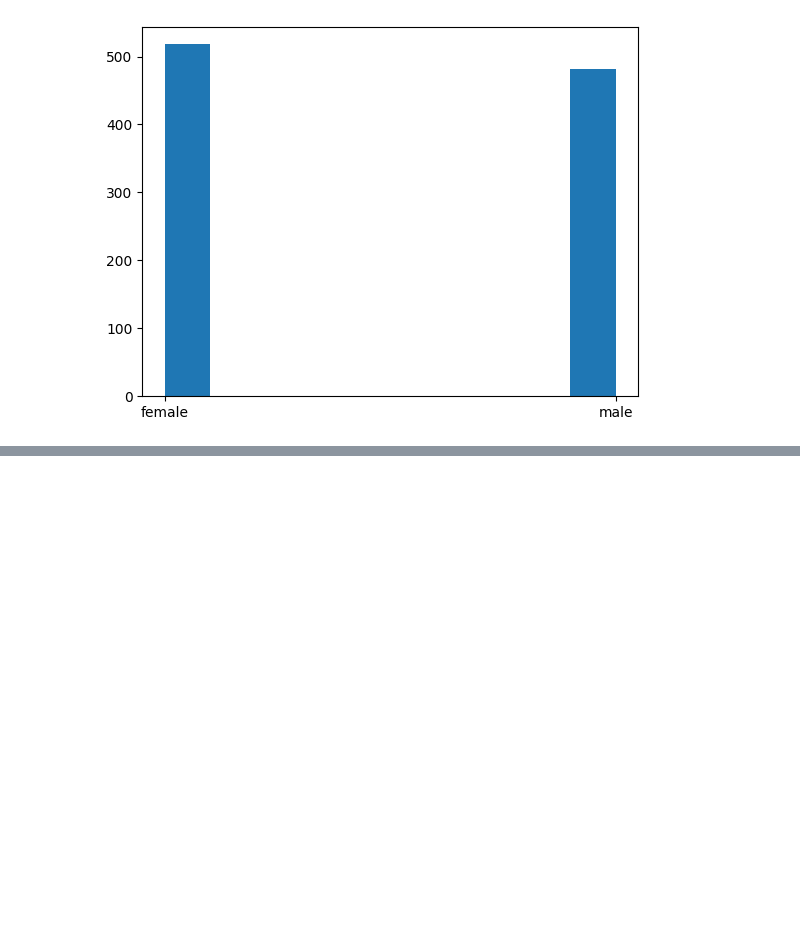
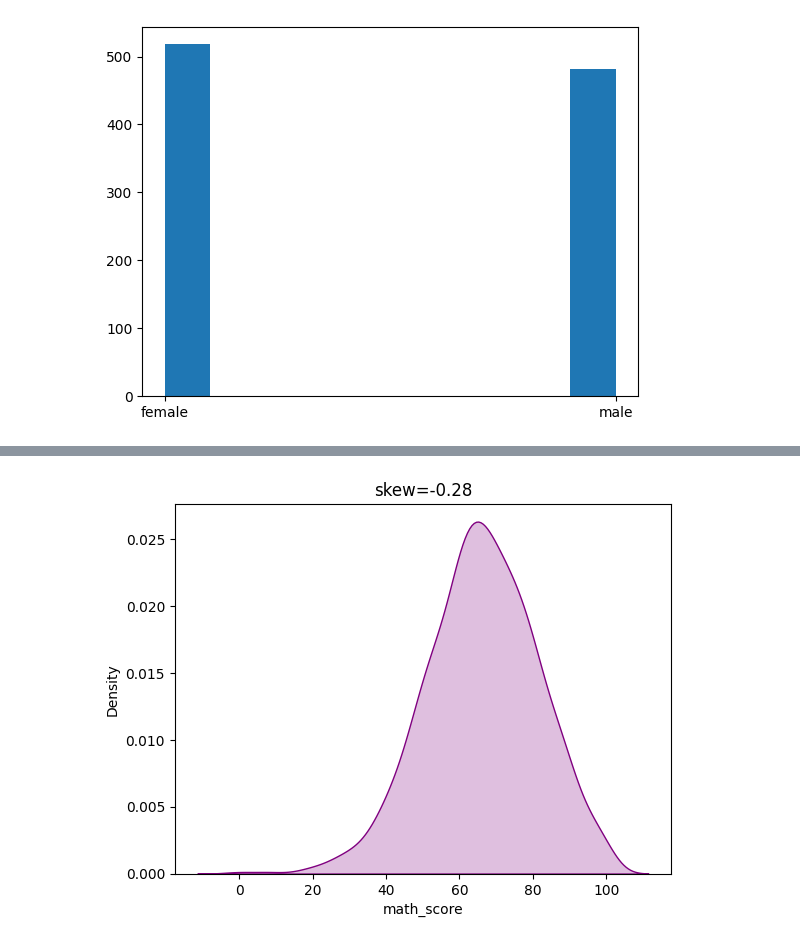
Before and after one commit to rajendra195/playing_with_data, a Jupyter notebook: study.ipynb, the cells around one changed output, grey strips where cells are left out. Drawn from its saved outputs; the diff is of its cells as text; code cells hidden in the pictures; blank space fills up the shorter version.

```diff
--- a/study.ipynb
+++ b/study.ipynb
@@ -51,0 +51,6 @@ sns.histplot(df["math_score"], kde=True)
+# %%
+sns.kdeplot(df["math_score"], fill=True, color="purple")
+plt.title(f"skew={np.round(skew(df["math_score"]), 2)}")
+plt.show()
+# %% [output]
+[figure, added]
```
Also changed, not shown: parts of 6 cells of this notebook.
